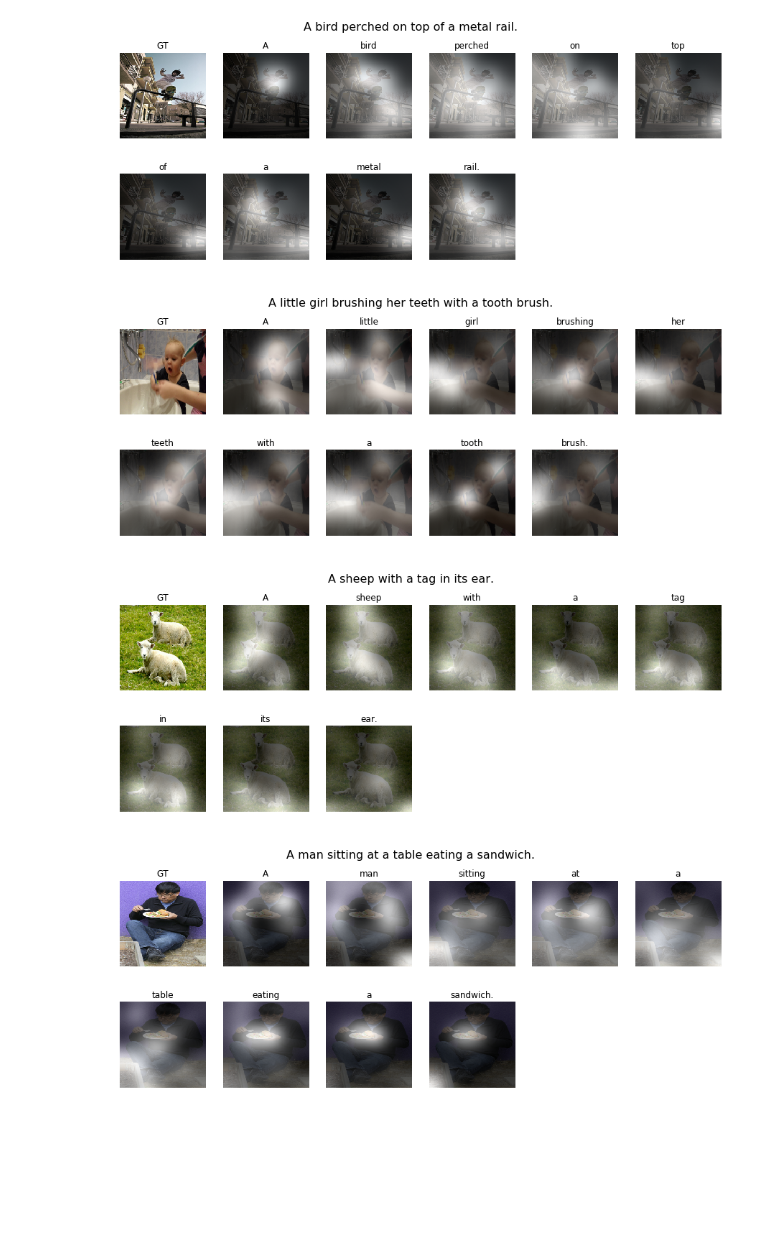
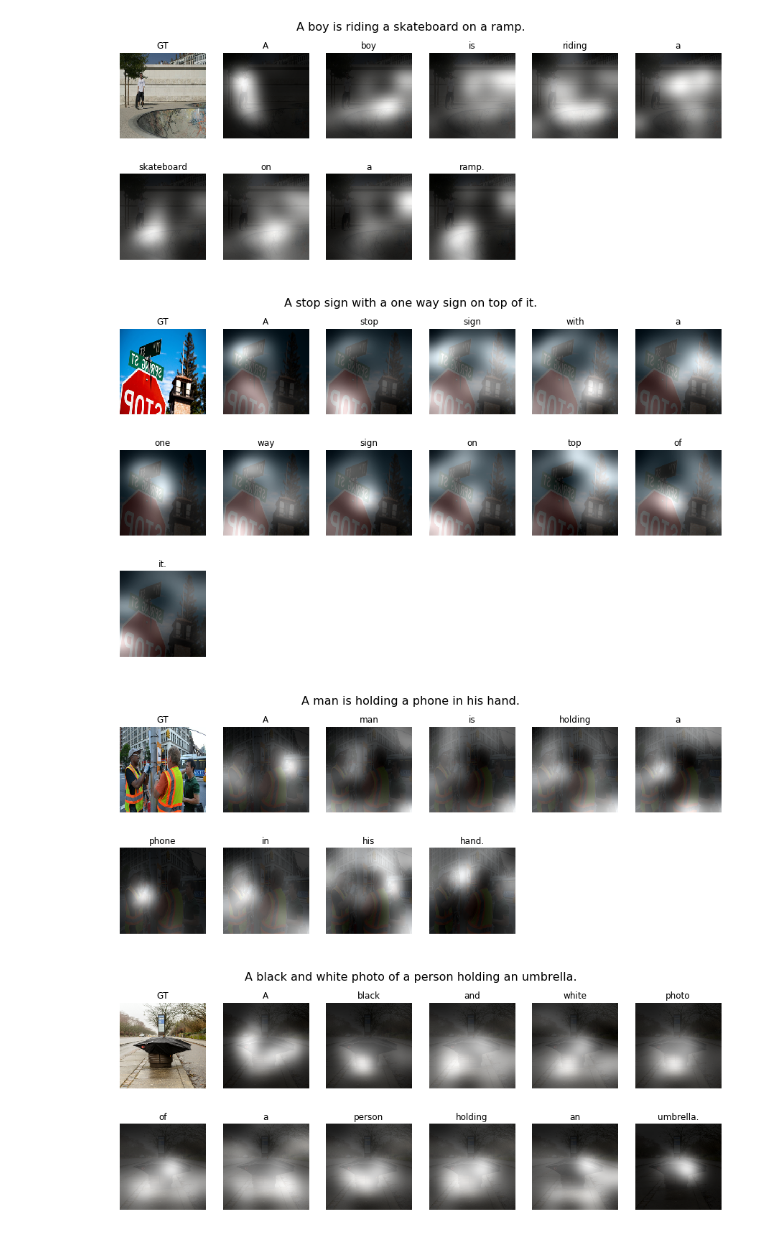
Before and after one commit to nmhkahn/pytorch-exercise, a Jupyter notebook: codes/show_attend_and_tell/visualize.ipynb, the cells around one changed output. Cells and saved outputs as stored; diff of their text form; code cells hidden in the pictures; blank space fills up the shorter version.

Commit message:
Final modification of captioning models

```diff
--- a/codes/show_attend_and_tell/visualize.ipynb
+++ b/codes/show_attend_and_tell/visualize.ipynb
@@ -19,7 +19,7 @@ num_layers = 1
 max_vocab = 10000
 
 data_root = "./data"
-ckpt_path = "./checkpoint/caption_45000.pth"
+ckpt_path = "./checkpoint/caption_129000.pth"
 # %%
 def inverse_transform(image):
     transform = transforms.Normalize((-2.12, -2.04, -1.80), (4.37, 4.46, 4.44))
@@ -89,30 +89,30 @@ with torch.no_grad():
 # %%
 # visualize first batch
 for im, pred, alpha in zip(image, preds, alphas):
     im = inverse_transform(im)
     sentence, words = dataset.indices_to_string(pred, True)
 
     fig = plt.figure(figsize=(15, 15))
     plt.suptitle(sentence, y=0.91, fontsize=16)
 
     plt.subplot(5, 6, 1)
     plt.imshow(im)
     plt.title("GT")
     plt.axis("off")
 
     for i, word in enumerate(words):
         if i+1 > 30: break
 
         mask = skimage.transform.pyramid_expand(
             alpha[i].reshape(14, 14), upscale=16, sigma=20)
 
         plt.subplot(5, 6, i+2)
         plt.imshow(im)
-        plt.imshow(mask, cmap="gray", alpha=0.8)
+        plt.imshow(mask, cmap="gray", alpha=0.9)
         plt.title(word)
         plt.axis("off")
 # %% [output]
-[figure, old version]
+[figure, new version]
-[figure, old version]
+[figure, new version]
-[figure, old version]
+[figure, new version]
-[figure, old version]
+[figure, new version]
```
Also changed, not shown: parts of 2 cells of this notebook, 4 other files.
